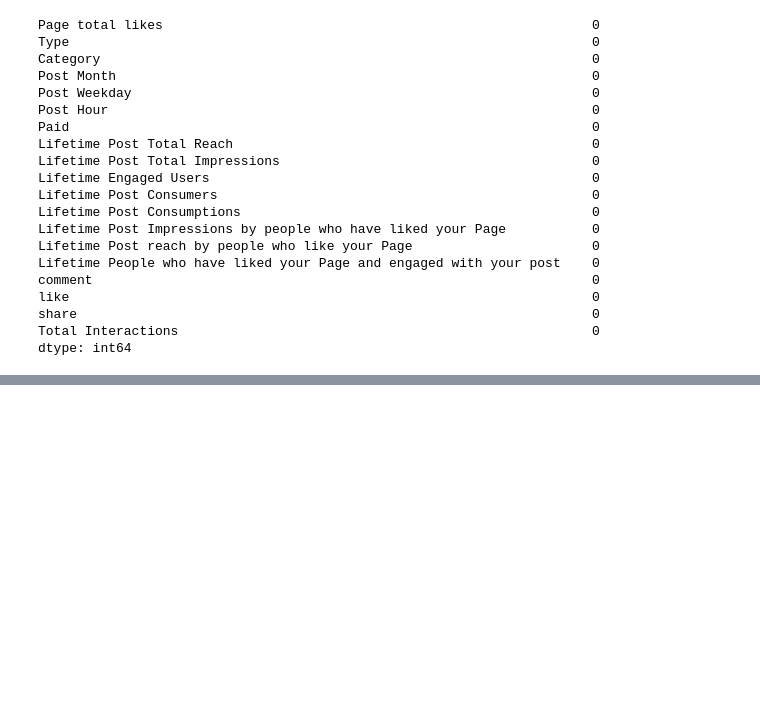
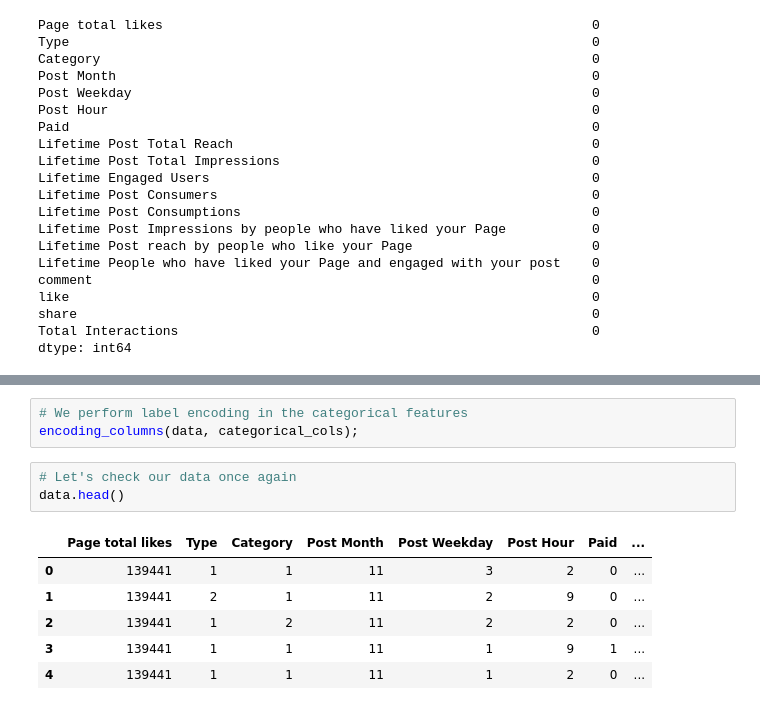
Before and after one commit to tomruarol/facebook_metrics_analysis, a Jupyter notebook: facebook_metrics_analysis.ipynb, the cells around one changed output, grey strips where cells are left out. Drawn from its saved outputs; the diff is of its cells as text; blank space fills up the shorter version.

Commit message:
Label Encoding

```diff
--- a/facebook_metrics_analysis.ipynb
+++ b/facebook_metrics_analysis.ipynb
@@ -189,0 +232,13 @@ dtype: int64
+# %%
+# We perform label encoding in the categorical features
+encoding_columns(data, categorical_cols);
+# %%
+# Let's check our data once again
+data.head()
+# %% [output]
+|  | Page total likes | Type | Category | Post Month | Post Weekday | Post Hour | Paid | ... |
+| 0 | 139441 | 1 | 1 | 11 | 3 | 2 | 0 | ... |
+| 1 | 139441 | 2 | 1 | 11 | 2 | 9 | 0 | ... |
+| 2 | 139441 | 1 | 2 | 11 | 2 | 2 | 0 | ... |
+| 3 | 139441 | 1 | 1 | 11 | 1 | 9 | 1 | ... |
+| 4 | 139441 | 1 | 1 | 11 | 1 | 2 | 0 | ... |
```
Also changed, not shown: parts of 4 cells of this notebook.
